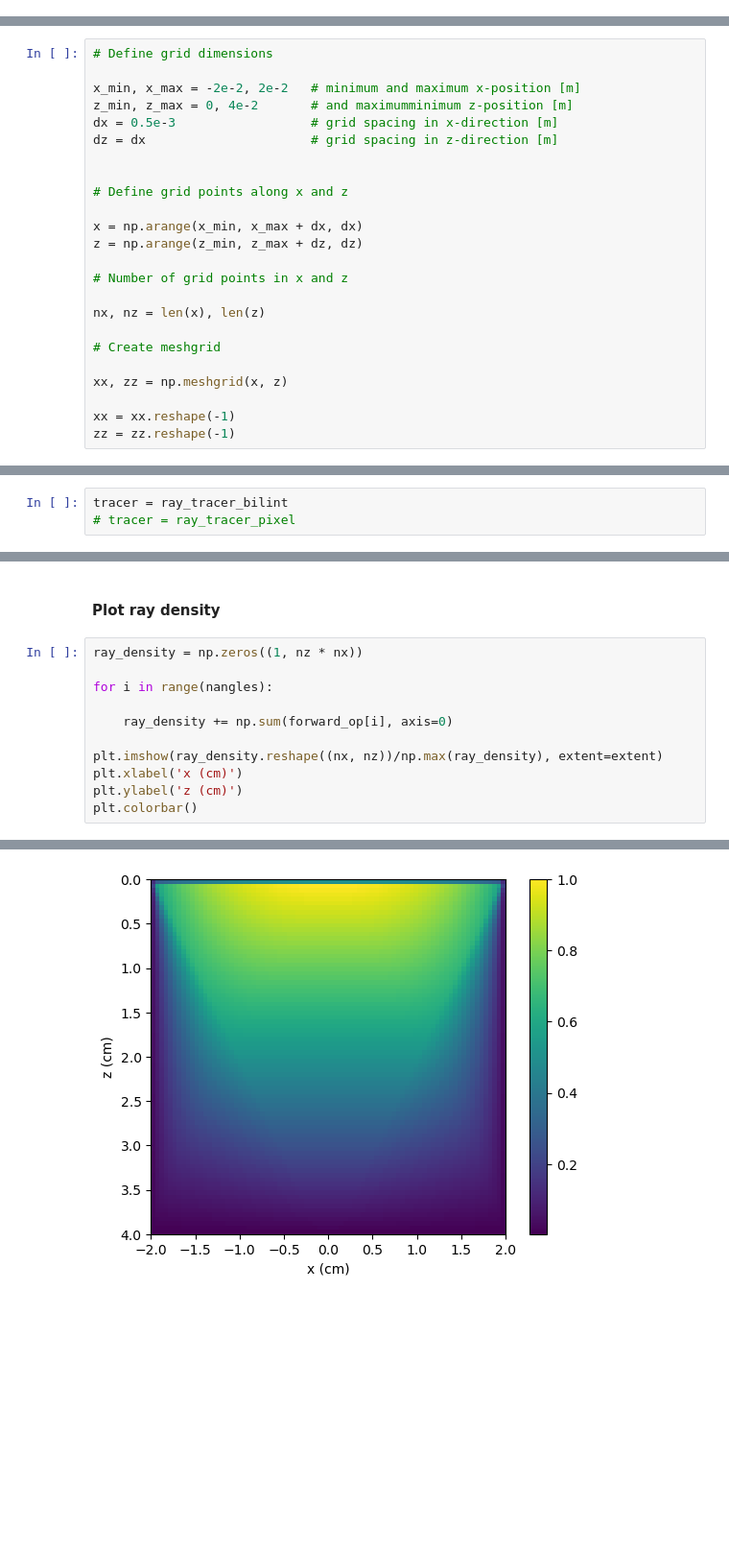
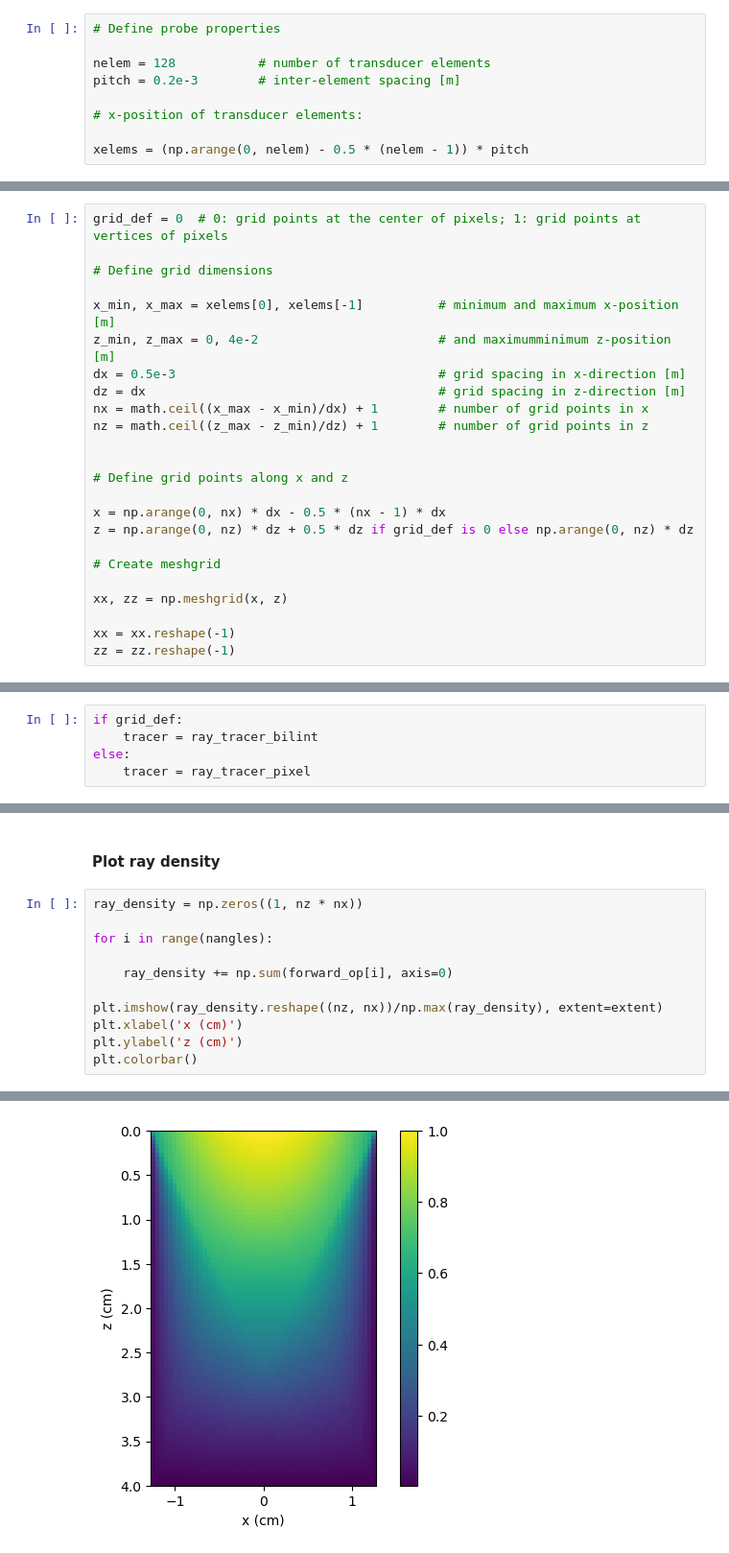
Before and after one commit to naiarako/ray_tracer, a Jupyter notebook: Example_ForwardOperator.ipynb, the cells around one changed output, grey strips where cells are left out. Shown at 96% size. Saved outputs shown, nothing was run; the diff lists cells and outputs as text; blank space fills up the shorter version.

Commit message:
Include ray tracer for diverging waves

```diff
--- a/Example_ForwardOperator.ipynb
+++ b/Example_ForwardOperator.ipynb
@@ -33,22 +36,31 @@ matplotlib.rcParams.update({'font.size': 10})
+# %%
+# Define probe properties
+
+nelem = 128           # number of transducer elements
+pitch = 0.2e-3        # inter-element spacing [m]
+
+# x-position of transducer elements:
+
+xelems = (np.arange(0, nelem) - 0.5 * (nelem - 1)) * pitch
 # %% [markdown]
 #### Define the grid
 # %%
+grid_def = 0  # 0: grid points at the center of pixels; 1: grid points at vertices of pixels
+
 # Define grid dimensions
 
-x_min, x_max = -2e-2, 2e-2   # minimum and maximum x-position [m]
-z_min, z_max = 0, 4e-2       # and maximumminimum z-position [m]
-dx = 0.5e-3                  # grid spacing in x-direction [m]
-dz = dx                      # grid spacing in z-direction [m]
+x_min, x_max = xelems[0], xelems[-1]          # minimum and maximum x-position [m]
+z_min, z_max = 0, 4e-2                        # and maximumminimum z-position [m]
+dx = 0.5e-3                                   # grid spacing in x-direction [m]
+dz = dx                                       # grid spacing in z-direction [m]
+nx = math.ceil((x_max - x_min)/dx) + 1        # number of grid points in x
+nz = math.ceil((z_max - z_min)/dz) + 1        # number of grid points in z
 
 
 # Define grid points along x and z
 
-x = np.arange(x_min, x_max + dx, dx)
-z = np.arange(z_min, z_max + dz, dz)
-
-# Number of grid points in x and z
-
-nx, nz = len(x), len(z)
+x = np.arange(0, nx) * dx - 0.5 * (nx - 1) * dx
+z = np.arange(0, nz) * dz + 0.5 * dz if grid_def is 0 else np.arange(0, nz) * dz
 
 # Create meshgrid
 
@@ -68,8 +82,10 @@ nangles = len(angles)  # Number of angles
 # %% [markdown]
 #### Define ray tracer
 # %%
-tracer = ray_tracer_bilint
-# tracer = ray_tracer_pixel
+if grid_def:
+    tracer = ray_tracer_bilint
+else:
+    tracer = ray_tracer_pixel
 # %% [markdown]
 #### Compute forward operator
 # %%
@@ -142,14 +161,14 @@ for i in range(nangles):
 # %%
 ray_density = np.zeros((1, nz * nx))
 
 for i in range(nangles):
 
     ray_density += np.sum(forward_op[i], axis=0)
 
-plt.imshow(ray_density.reshape((nx, nz))/np.max(ray_density), extent=extent)
+plt.imshow(ray_density.reshape((nz, nx))/np.max(ray_density), extent=extent)
 plt.xlabel('x (cm)')
 plt.ylabel('z (cm)')
 plt.colorbar()
 # %% [output]
 <matplotlib.colorbar.Colorbar at 0x...>
-[figure, old version]
+[figure, new version]
```
Also changed, not shown: parts of 14 cells of this notebook, 1 other file.
